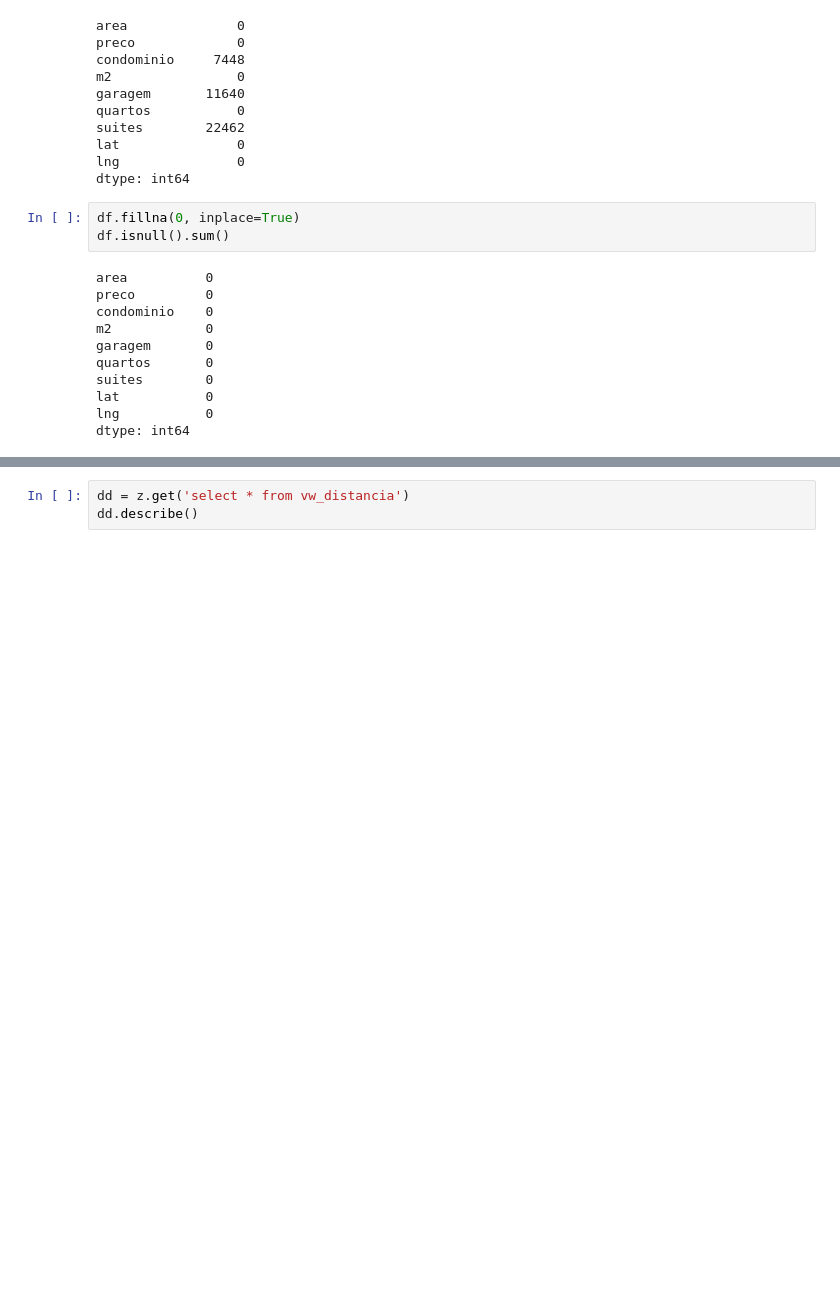
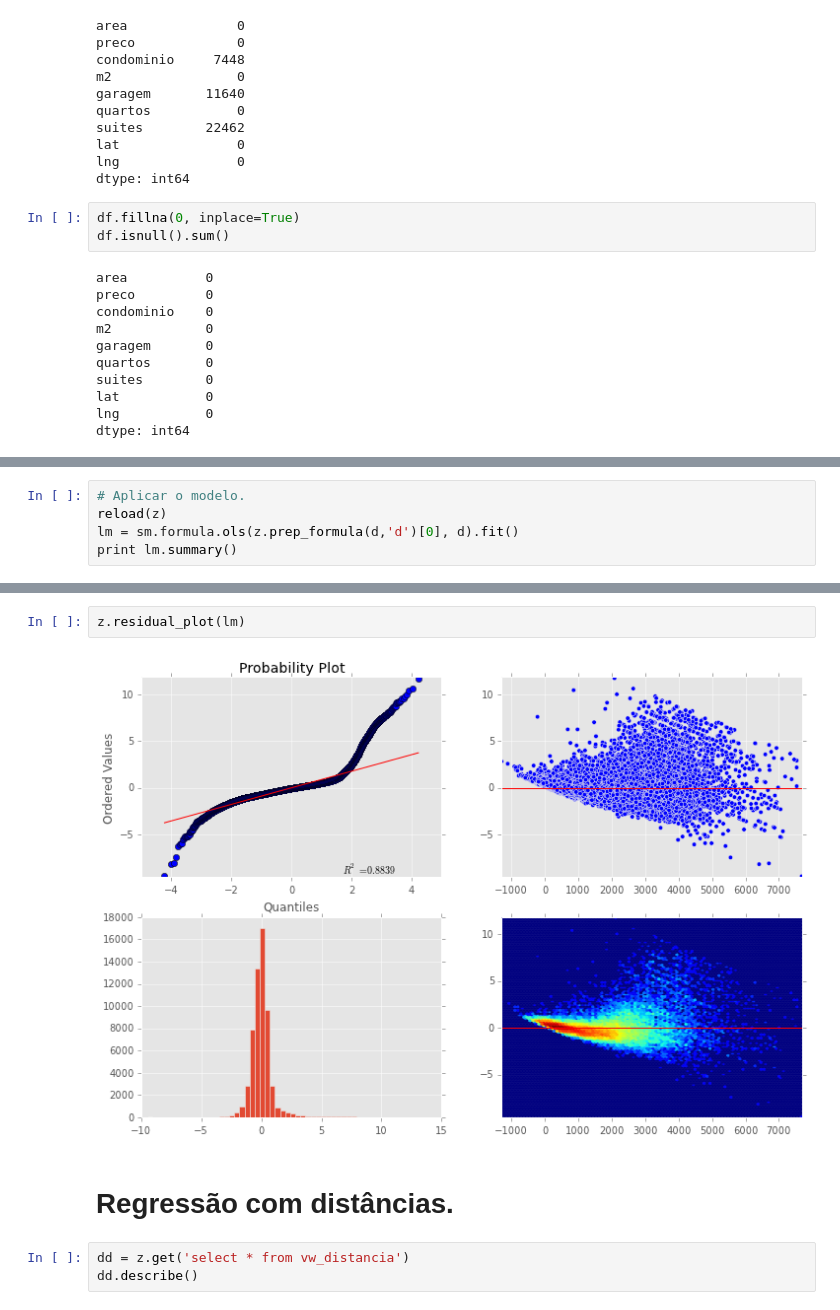
Before and after one commit to sergiosilvar/fgv_dissertacao, a Jupyter notebook: ipython_notebook/Regressao Linear.ipynb, the cells around one changed output, grey strips where cells are left out. Saved outputs shown, nothing was run; the diff lists cells and outputs as text; blank space fills up the shorter version.

```diff
--- a/ipython_notebook/Regressao Linear.ipynb
+++ b/ipython_notebook/Regressao Linear.ipynb
@@ -197,0 +156,5 @@ residual_plot(lm)
+# %%
+# Aplicar o modelo.
+reload(z)
+lm = sm.formula.ols(z.prep_formula(d,'d')[0], d).fit()
+print lm.summary()
@@ -198,3 +179,9 @@ residual_plot(lm)
+# %%
+z.residual_plot(lm)
+# %% [output]
+[figure, added]
+# %% [markdown]
+# Regressão com distâncias.
 # %%
 dd = z.get('select * from vw_distancia')
 dd.describe()
```
Also changed, not shown: parts of 64 cells of this notebook, 3 other files.
